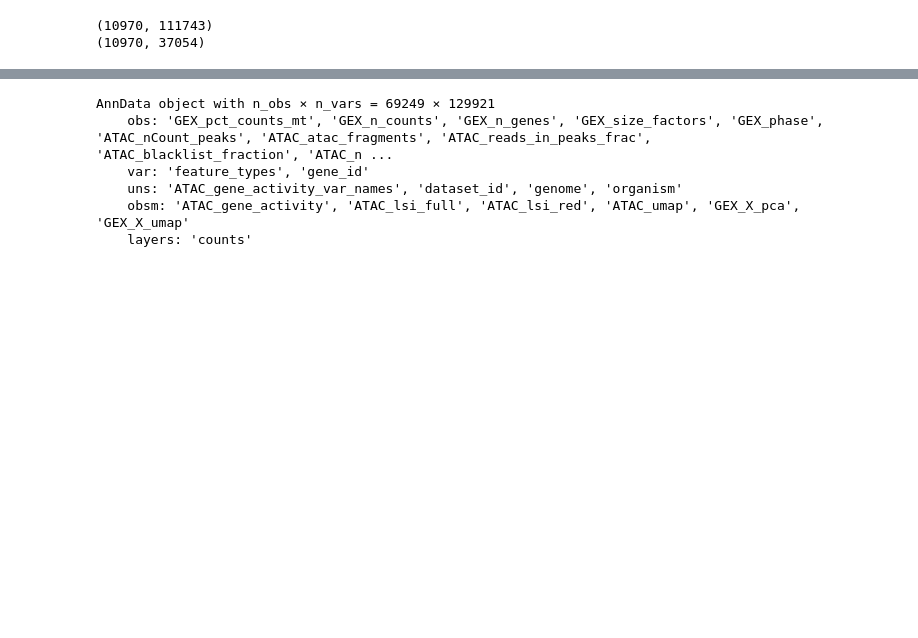
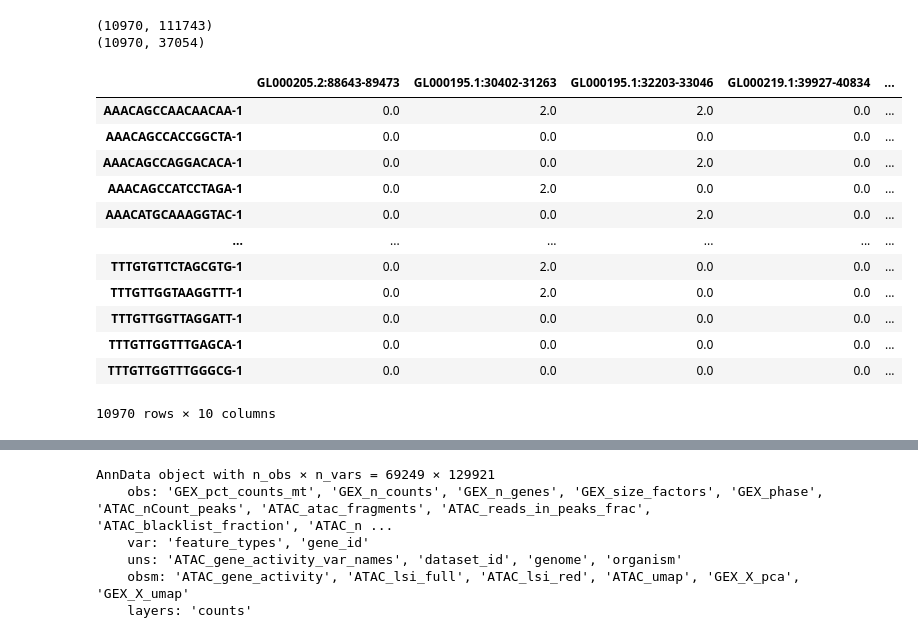
Before and after one commit to dkim0518/atacNT, a Jupyter notebook: dkim_notebook/dkim_dataloaders.ipynb, the cells around one changed output, grey strips where cells are left out. Saved outputs shown, nothing was run; the diff lists cells and outputs as text; code cells hidden in the pictures; blank space fills up the shorter version.

```diff
--- a/dkim_notebook/dkim_dataloaders.ipynb
+++ b/dkim_notebook/dkim_dataloaders.ipynb
@@ -147,4 +147,24 @@ print(adata.shape)
 # %% [output]
 (10970, 111743)
 (10970, 37054)
+# %%
+df = adata.to_df()
+df1 = df.iloc[:,-10:]
+# df1 = df.iloc[:,:10]
+
+df1
+# %% [output]
+|  | GL000205.2:88643-89473 | GL000195.1:30402-31263 | GL000195.1:32203-33046 | GL000219.1:39927-40834 | ... |
+| AAACAGCCAACAACAA-1 | 0.0 | 2.0 | 2.0 | 0.0 | ... |
+| AAACAGCCACCGGCTA-1 | 0.0 | 0.0 | 0.0 | 0.0 | ... |
+| AAACAGCCAGGACACA-1 | 0.0 | 0.0 | 2.0 | 0.0 | ... |
+| AAACAGCCATCCTAGA-1 | 0.0 | 2.0 | 0.0 | 0.0 | ... |
+| AAACATGCAAAGGTAC-1 | 0.0 | 0.0 | 2.0 | 0.0 | ... |
+| ... | ... | ... | ... | ... | ... |
+| TTTGTGTTCTAGCGTG-1 | 0.0 | 2.0 | 0.0 | 0.0 | ... |
+| TTTGTTGGTAAGGTTT-1 | 0.0 | 2.0 | 0.0 | 0.0 | ... |
+| TTTGTTGGTTAGGATT-1 | 0.0 | 0.0 | 0.0 | 0.0 | ... |
+| TTTGTTGGTTTGAGCA-1 | 0.0 | 0.0 | 0.0 | 0.0 | ... |
+| TTTGTTGGTTTGGGCG-1 | 0.0 | 0.0 | 0.0 | 0.0 | ... |
+10970 rows × 10 columns
 # %%
```
Also changed, not shown: parts of 4 cells of this notebook.
